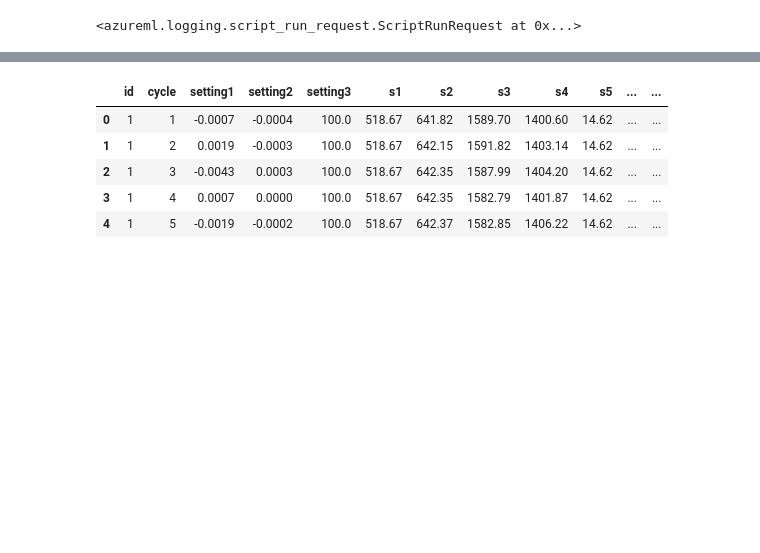
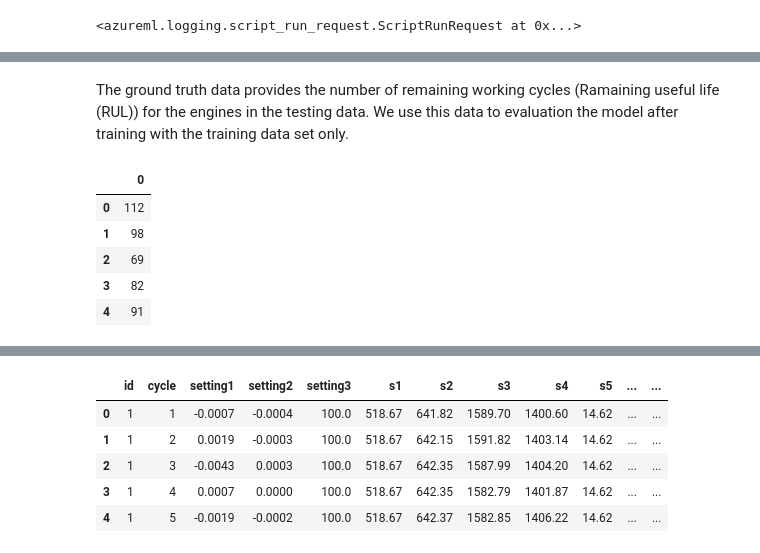
Before and after one commit to Azure-Samples/MachineLearningSamples-DeepLearningforPredictiveMaintenance, a Jupyter notebook: Code/1_data_ingestion_and_preparation.ipynb, the cells around one changed output, grey strips where cells are left out. Saved outputs shown, nothing was run; the diff lists cells and outputs as text; code cells hidden in the pictures; blank space fills up the shorter version.

```diff
--- a/Code/1_data_ingestion_and_preparation.ipynb
+++ b/Code/1_data_ingestion_and_preparation.ipynb
@@ -46,7 +100,22 @@ In the following section, we ingest the training, test and ground truth datasets
+# %% [markdown]
+The ground truth data provides the number of remaining working cycles (Ramaining useful life (RUL)) for the engines in the testing data. We use this data to evaluation the model after training with the training data set only.
 # %%
 # Load raw data from Azure blob
-train_df = 'PM_train.txt'
+truth_df = 'PM_truth.txt'
 
 # Download the file once, and only once.
-if not os.path.isfile(train_df):
-    urllib.request.urlretrieve(basedataurl+train_df, train_df)
+if not os.path.isfile(truth_df):
+    urllib.request.urlretrieve(basedataurl+truth_df, truth_df)
+
+# read ground truth data
+truth_df = pd.read_csv('PM_truth.txt', sep=" ", header=None)
+truth_df.drop(truth_df.columns[[1]], axis=1, inplace=True)
+
+truth_df.head()
+# %% [output]
+|  | 0 |
+| 0 | 112 |
+| 1 | 98 |
+| 2 | 69 |
+| 3 | 82 |
+| 4 | 91 |
```
Also changed, not shown: parts of 27 cells of this notebook, 3 other files.
